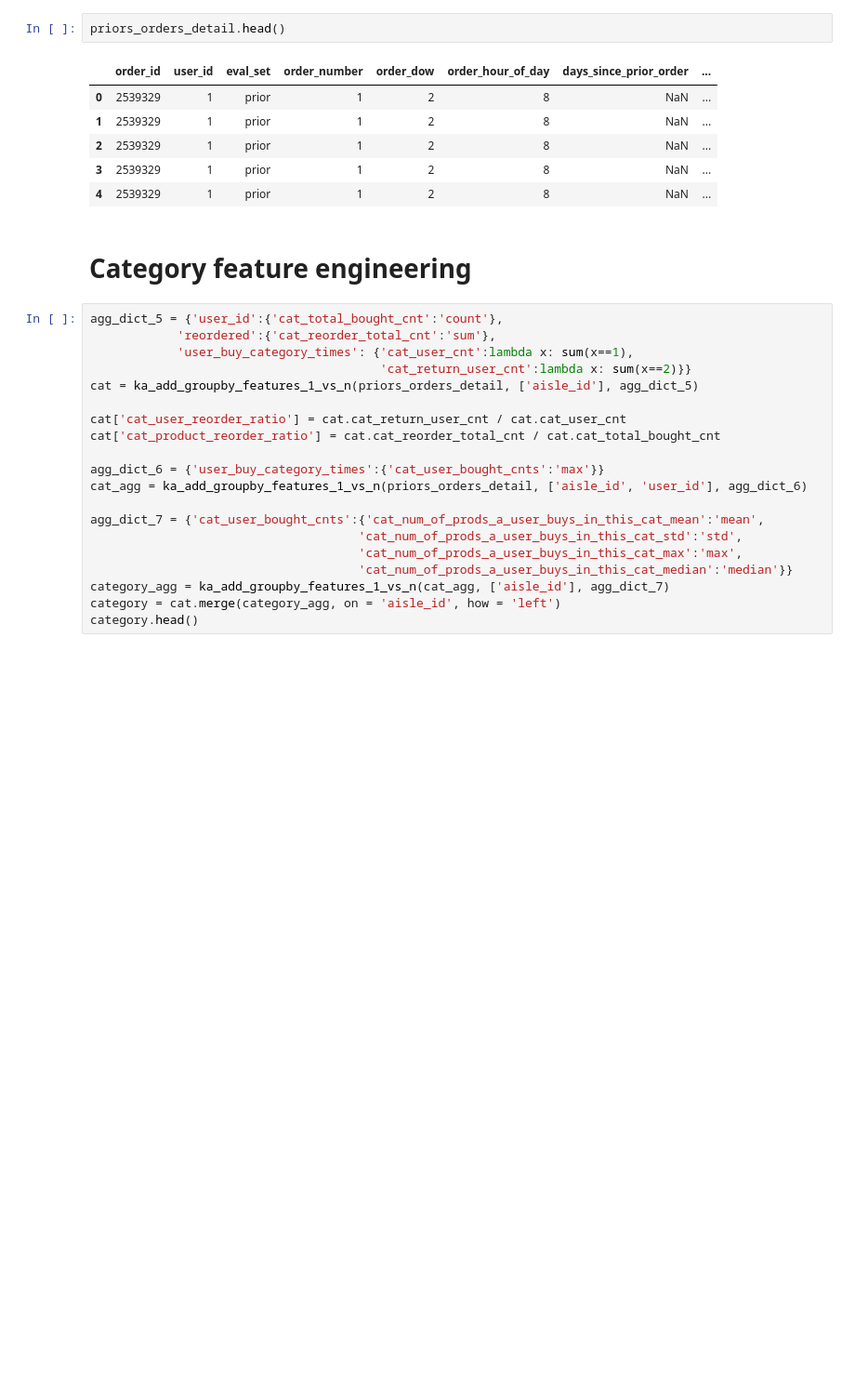
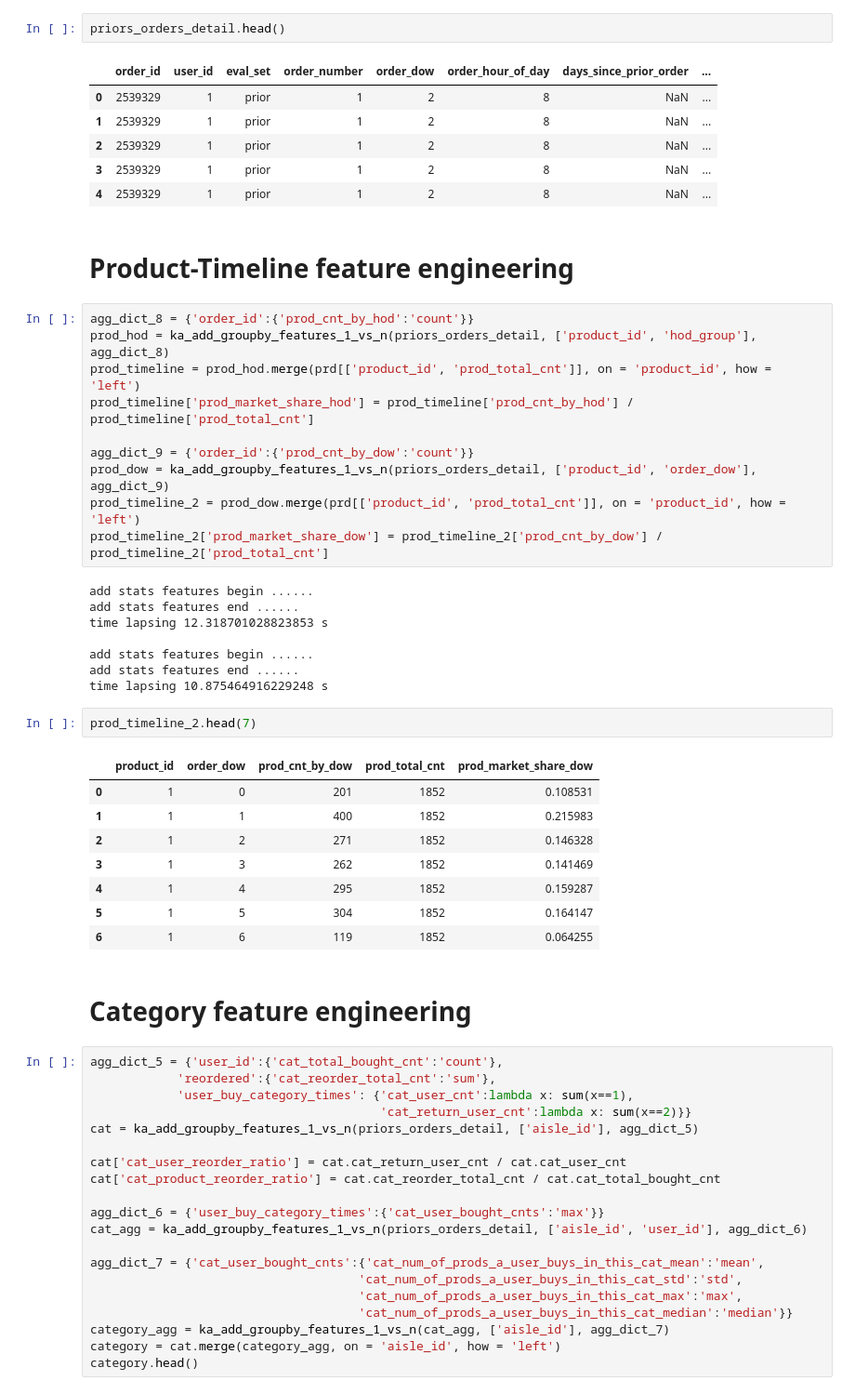
Before and after one commit to kylinorange/kaggle-instacart, a Jupyter notebook: Build Feature.ipynb, the cells around one changed output. Shown: that part at 93% size. Drawn from its saved outputs; the diff is of its cells as text; blank space fills up the shorter version.

```diff
--- a/Build Feature.ipynb
+++ b/Build Feature.ipynb
@@ -220,6 +215,37 @@ priors_orders_detail.head()
 | 2 | 2539329 | 1 | prior | 1 | 2 | 8 | NaN | ... |
 | 3 | 2539329 | 1 | prior | 1 | 2 | 8 | NaN | ... |
 | 4 | 2539329 | 1 | prior | 1 | 2 | 8 | NaN | ... |
+# %% [markdown]
+# Product-Timeline feature engineering
+# %%
+agg_dict_8 = {'order_id':{'prod_cnt_by_hod':'count'}}
+prod_hod = ka_add_groupby_features_1_vs_n(priors_orders_detail, ['product_id', 'hod_group'], agg_dict_8)
+prod_timeline = prod_hod.merge(prd[['product_id', 'prod_total_cnt']], on = 'product_id', how = 'left')
+prod_timeline['prod_market_share_hod'] = prod_timeline['prod_cnt_by_hod'] / prod_timeline['prod_total_cnt']
+
+agg_dict_9 = {'order_id':{'prod_cnt_by_dow':'count'}}
+prod_dow = ka_add_groupby_features_1_vs_n(priors_orders_detail, ['product_id', 'order_dow'], agg_dict_9)
+prod_timeline_2 = prod_dow.merge(prd[['product_id', 'prod_total_cnt']], on = 'product_id', how = 'left')
+prod_timeline_2['prod_market_share_dow'] = prod_timeline_2['prod_cnt_by_dow'] / prod_timeline_2['prod_total_cnt']
+# %% [output]
+add stats features begin ......
+add stats features end ......
+time lapsing 12.318701028823853 s
+
+add stats features begin ......
+add stats features end ......
+time lapsing 10.875464916229248 s
+# %%
+prod_timeline_2.head(7)
+# %% [output]
+|  | product_id | order_dow | prod_cnt_by_dow | prod_total_cnt | prod_market_share_dow |
+| 0 | 1 | 0 | 201 | 1852 | 0.108531 |
+| 1 | 1 | 1 | 400 | 1852 | 0.215983 |
+| 2 | 1 | 2 | 271 | 1852 | 0.146328 |
+| 3 | 1 | 3 | 262 | 1852 | 0.141469 |
+| 4 | 1 | 4 | 295 | 1852 | 0.159287 |
+| 5 | 1 | 5 | 304 | 1852 | 0.164147 |
+| 6 | 1 | 6 | 119 | 1852 | 0.064255 |
 # %% [markdown]
 # Category feature engineering
 # %%
```
Also changed, not shown: parts of 13 cells of this notebook, 3 other files.
